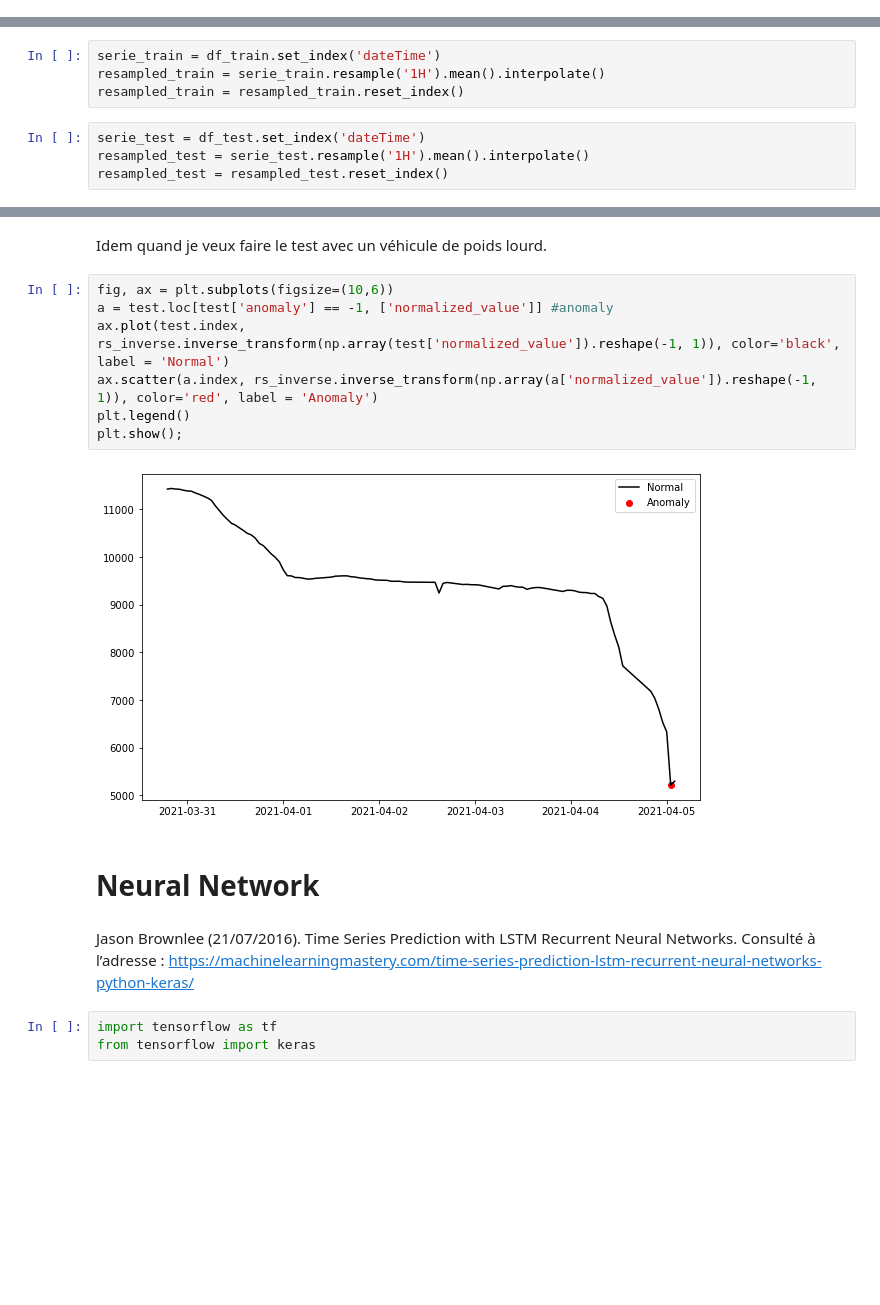
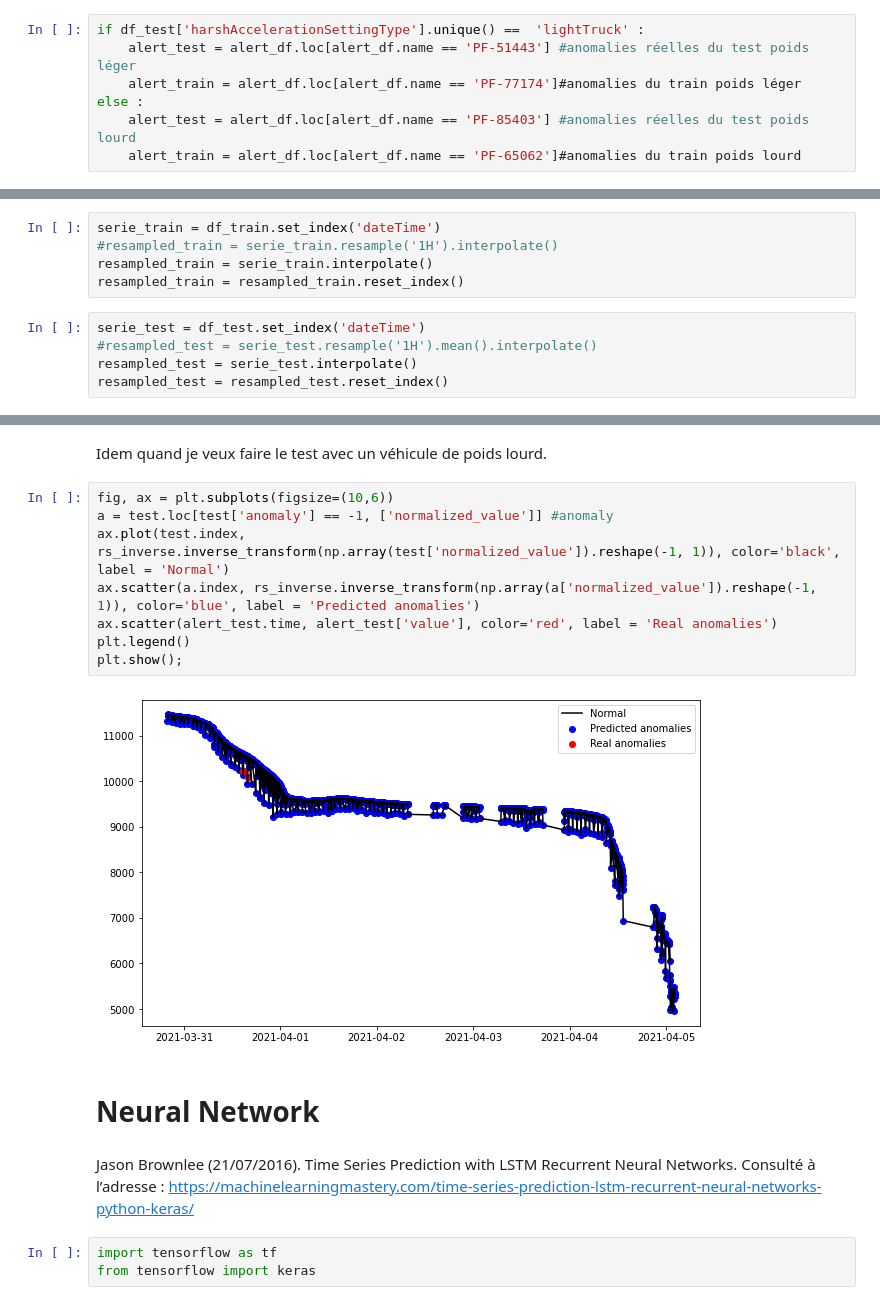
Before and after one commit to ariraja/Anomaly_Detection, a Jupyter notebook: Benchmark.ipynb, the cells around one changed output, grey strips where cells are left out. Drawn from its saved outputs; the diff is of its cells as text; blank space fills up the shorter version.

```diff
--- a/Benchmark.ipynb
+++ b/Benchmark.ipynb
@@ -147,15 +147,24 @@ alert_df['value']
 Name: value, Length: 103, dtype: float64
 # %%
 alert_df['time']=pd.to_datetime(alert_df['time'])
+# %%
+if df_test['harshAccelerationSettingType'].unique() ==  'lightTruck' :
+    alert_test = alert_df.loc[alert_df.name == 'PF-51443'] #anomalies réelles du test poids léger
+    alert_train = alert_df.loc[alert_df.name == 'PF-77174']#anomalies du train poids léger
+else :
+    alert_test = alert_df.loc[alert_df.name == 'PF-85403'] #anomalies réelles du test poids lourd
+    alert_train = alert_df.loc[alert_df.name == 'PF-65062']#anomalies du train poids lourd
 # %% [markdown]
 ## Série temporelle
 # %%
 serie_train = df_train.set_index('dateTime')
-resampled_train = serie_train.resample('1H').mean().interpolate()
+#resampled_train = serie_train.resample('1H').interpolate()
+resampled_train = serie_train.interpolate()
 resampled_train = resampled_train.reset_index()
 # %%
 serie_test = df_test.set_index('dateTime')
-resampled_test = serie_test.resample('1H').mean().interpolate()
+#resampled_test = serie_test.resample('1H').mean().interpolate()
+resampled_test = serie_test.interpolate()
 resampled_test = resampled_test.reset_index()
 # %%
 # tst = alert_df.merge(df,how='inner') #test pour voir les véhicules en commun
@@ -232,16 +255,17 @@ Idem quand je veux faire le test avec un véhicule de poids lourd.
 # %%
 fig, ax = plt.subplots(figsize=(10,6))
 a = test.loc[test['anomaly'] == -1, ['normalized_value']] #anomaly
 ax.plot(test.index,  rs_inverse.inverse_transform(np.array(test['normalized_value']).reshape(-1, 1)), color='black', label = 'Normal')
-ax.scatter(a.index, rs_inverse.inverse_transform(np.array(a['normalized_value']).reshape(-1, 1)), color='red', label = 'Anomaly')
+ax.scatter(a.index, rs_inverse.inverse_transform(np.array(a['normalized_value']).reshape(-1, 1)), color='blue', label = 'Predicted anomalies')
+ax.scatter(alert_test.time, alert_test['value'], color='red', label = 'Real anomalies')
 plt.legend()
 plt.show();
 # %% [output]
-[figure, old version]
+[figure, new version]
 # %% [markdown]
 # Neural Network
-# %% [markdown]
-Jason Brownlee (21/07/2016). Time Series Prediction with LSTM Recurrent Neural Networks. Consulté à l’adresse : https://machinelearningmastery.com/time-series-prediction-lstm-recurrent-neural-networks-python-keras/
+# %% [markdown]
+Jason Brownlee (21/07/2016). Time Series Prediction with LSTM Recurrent Neural Networks. Consulté à l’adresse : https://machinelearningmastery.com/time-series-prediction-lstm-recurrent-neural-networks-python-keras/
 # %%
 import tensorflow as tf
 from tensorflow import keras
```
Also changed, not shown: parts of 18 cells of this notebook.
